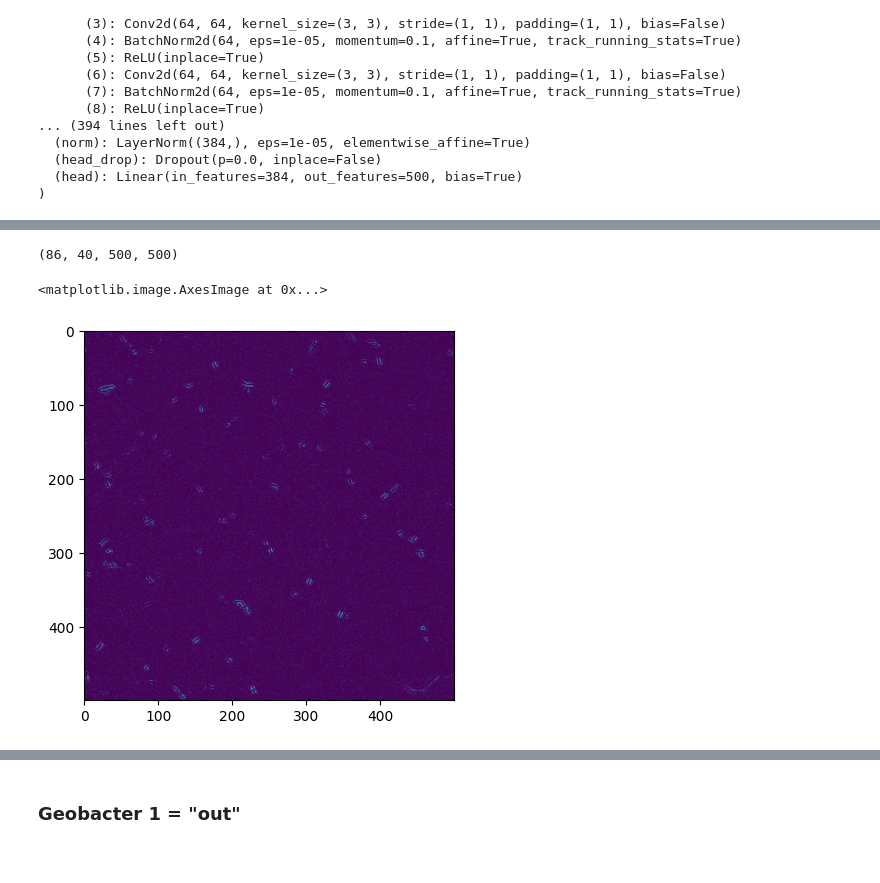
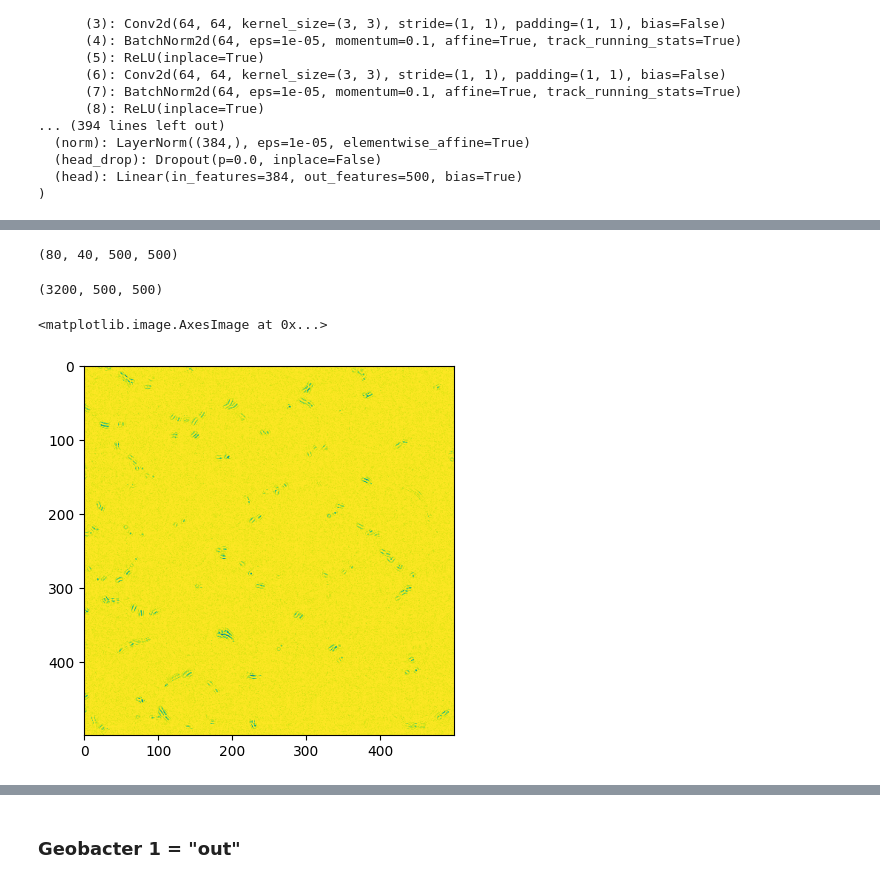
Before and after one commit to mberghouse/DeepTrackStat, a Jupyter notebook: Speed_dist_NN_clean.ipynb, the cells around one changed output, grey strips where cells are left out. Cells and saved outputs as stored; diff of their text form; code cells hidden in the pictures.

```diff
--- a/Speed_dist_NN_clean.ipynb
+++ b/Speed_dist_NN_clean.ipynb
@@ -39,6 +39,7 @@ from PIL import Image
 def process_file(file_path):
     image = np.array(Image.open(file_path))
     resized_image = cv2.resize(image, [l, l])
+    resized_image = (resized_image-np.min(resized_image))/(np.max(resized_image)-np.min(resized_image))
     return resized_image
 
 def parallel_image_processing(full_files):
@@ -259,18 +386,23 @@ VOLO(
 # %%
 #Paen
-images = images[22:,:,:].reshape([(images.shape[0]-22)//40,40,500,500])
+#images = images[22:,:,:].reshape([(images.shape[0]-22)//40,40,500,500])
 #Geo
 #images = images[:-39,:,:].reshape([(images.shape[0]-39)//40,40,500,500])
+images = images.reshape([(images.shape[0])//40,40,500,500])
 images.shape
 # %% [output]
-(86, 40, 500, 500)
+(80, 40, 500, 500)
+# %%
+images.shape
+# %% [output]
+(3200, 500, 500)
 # %%
 images = torch.tensor(images)
 dataset_test = TestDataset2(images)#  xtorch_test, distr_torch_test, scales_test2)
-batch_size = 12
+batch_size = 10
 test_dataloader = DataLoader(dataset_test, batch_size=batch_size, shuffle=False, drop_last=True, num_workers=0)
 x = next(iter(test_dataloader))
 plt.imshow(x[0,39,:,:])
 # %% [output]
 <matplotlib.image.AxesImage at 0x...>
-[figure, old version]
+[figure, new version]
```
Also changed, not shown: parts of 51 cells of this notebook.
